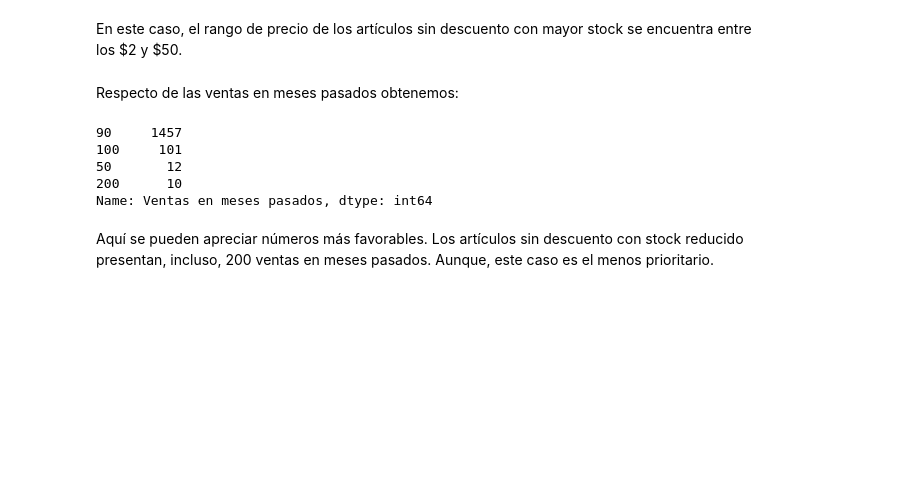
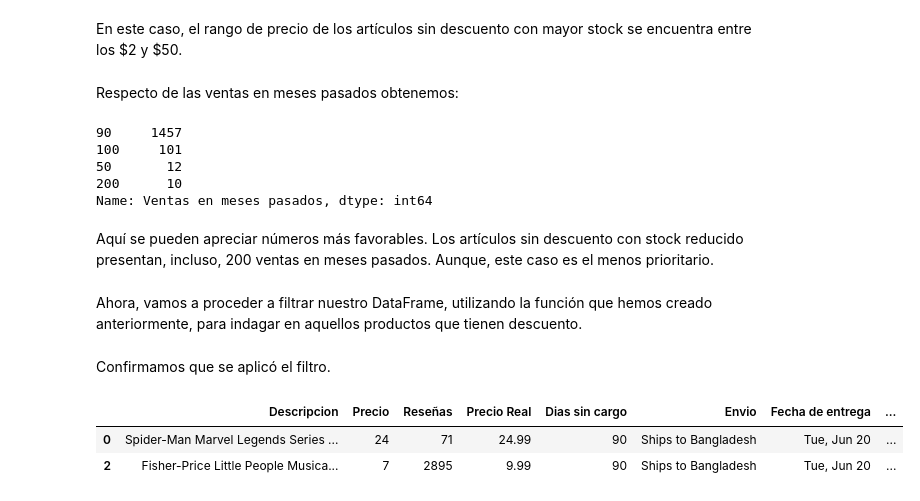
Before and after one commit to Estani94/Limpieza-y-EDA-Dataset-Amazon, a Jupyter notebook: EDA_amazon.ipynb, the cells around one changed output. Saved outputs shown, nothing was run; the diff lists cells and outputs as text; code cells hidden in the pictures; blank space fills up the shorter version.

Commit message:
Productos con mayor y menor descuento

```diff
--- a/EDA_amazon.ipynb
+++ b/EDA_amazon.ipynb
@@ -301,3 +301,15 @@ sin_descuento.loc[sin_descuento['Stock']==sin_descuento['Stock'].min(), 'Ventas
 Name: Ventas en meses pasados, dtype: int64
 # %% [markdown]
 Aquí se pueden apreciar números más favorables. Los artículos sin descuento con stock reducido presentan, incluso, 200 ventas en meses pasados. Aunque, este caso es el menos prioritario.
+# %% [markdown]
+Ahora, vamos a proceder a filtrar nuestro DataFrame, utilizando la función que hemos creado anteriormente, para indagar en aquellos productos que tienen descuento.
+# %%
+con_descuento = funcion_filtro(df, 'Porcentaje de descuento', 'mayor a cero')
+# %% [markdown]
+Confirmamos que se aplicó el filtro.
+# %%
+con_descuento.head(2)
+# %% [output]
+|  | Descripcion | Precio | Reseñas | Precio Real | Dias sin cargo | Envio | Fecha de entrega | ... |
+| 0 | Spider-Man Marvel Legends Series ... | 24 | 71 | 24.99 | 90 | Ships to Bangladesh | Tue, Jun 20 | ... |
+| 2 | Fisher-Price Little People Musica... | 7 | 2895 | 9.99 | 90 | Ships to Bangladesh | Tue, Jun 20 | ... |
```
Also changed, not shown: parts of 6 cells of this notebook.
